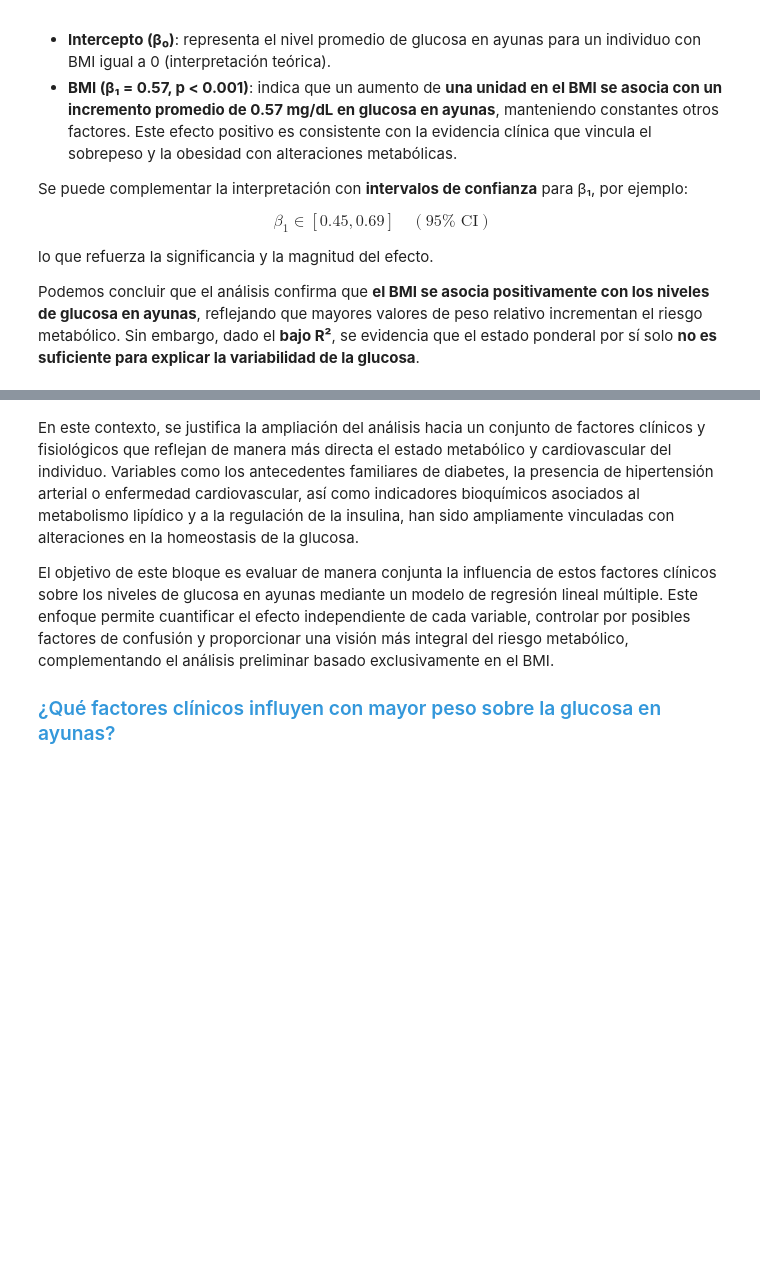
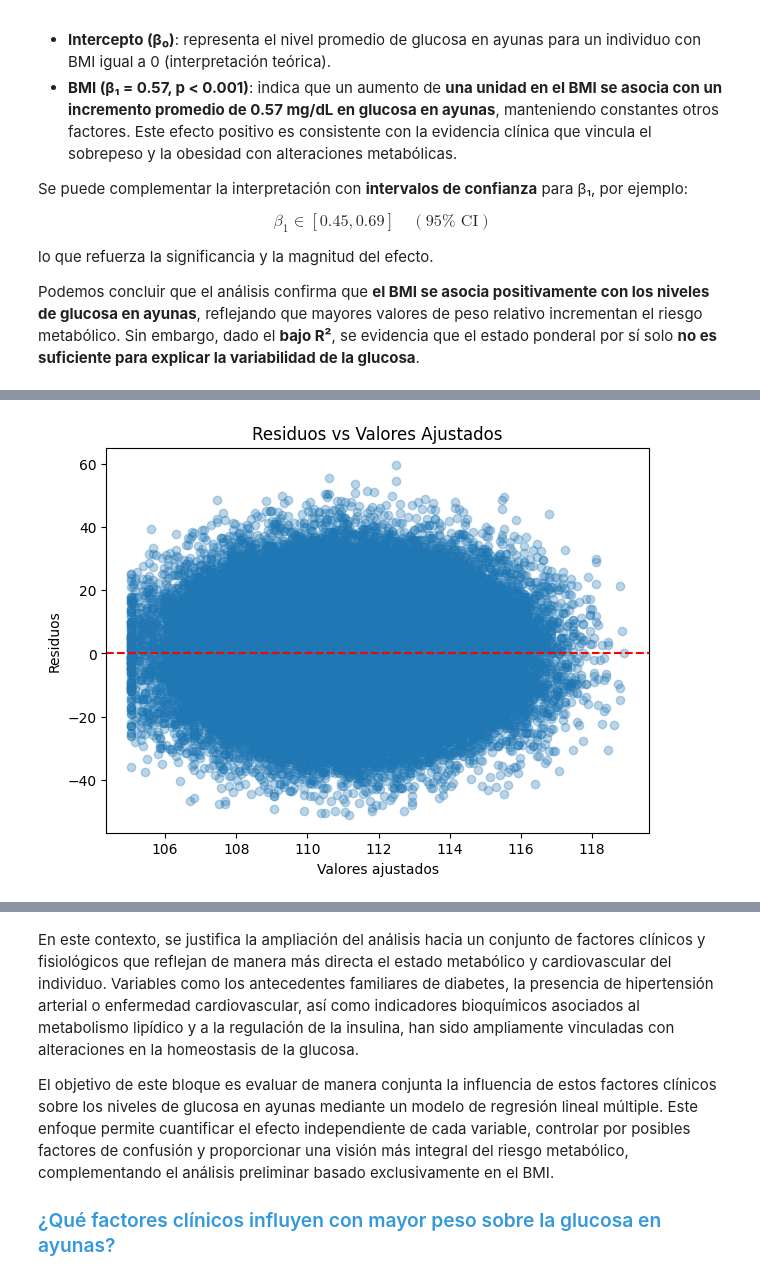
Before and after one commit to Bazan49/Statistical-Analysis-of-Diabetes-Indicators, a Jupyter notebook: Análisis_Regresion_Lineal.ipynb, the cells around one changed output, grey strips where cells are left out. Saved outputs shown, nothing was run; the diff lists cells and outputs as text; code cells hidden in the pictures; blank space fills up the shorter version.

Commit message:
feat: OLS model diagnostics for assumptions validation

```diff
--- a/Análisis_Regresion_Lineal.ipynb
+++ b/Análisis_Regresion_Lineal.ipynb
@@ -100,0 +114,14 @@ Podemos concluir que el análisis confirma que **el BMI se asocia positivamente
+# %%
+# Valores ajustados y residuos
+fitted_vals = model.fittedvalues
+residuals = model.resid
+
+plt.figure(figsize=(7,5))
+plt.scatter(fitted_vals, residuals, alpha=0.3)
+plt.axhline(0, color = "red", linestyle="--")
+plt.xlabel("Valores ajustados")
+plt.ylabel("Residuos")
+plt.title("Residuos vs Valores Ajustados")
+plt.show()
+# %% [output]
+[figure, added]
```
Also changed, not shown: parts of 20 cells of this notebook.
